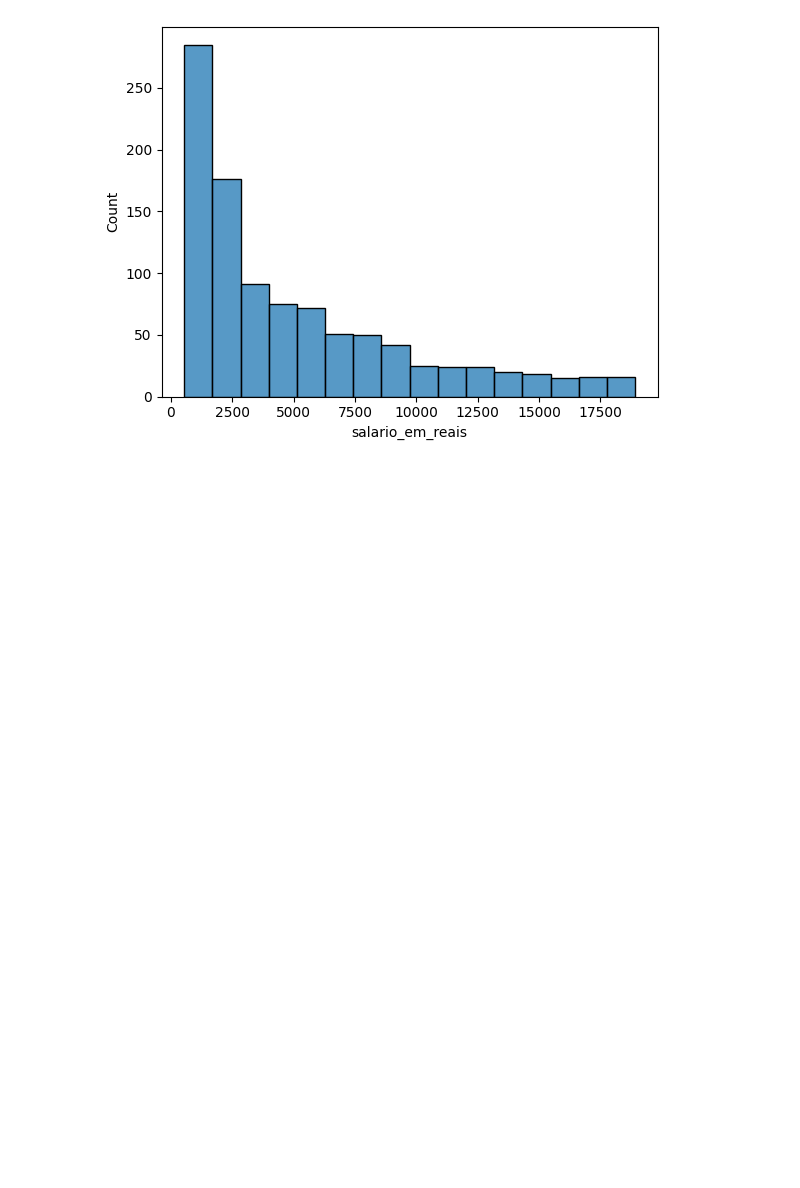
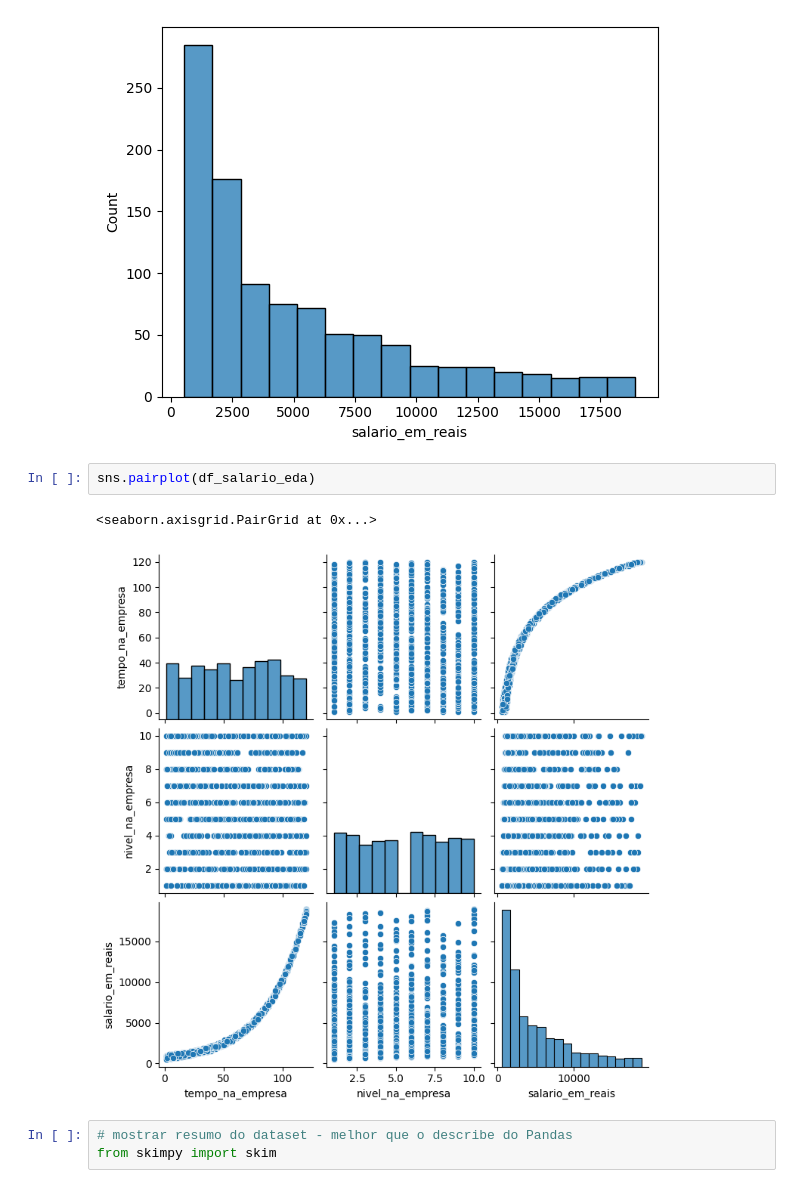
Before and after one commit to brunoramux/regressao_polinomial, a Jupyter notebook: modelo_salario.ipynb, the cells around one changed output. Drawn from its saved outputs; the diff is of its cells as text; blank space fills up the shorter version.

```diff
--- a/modelo_salario.ipynb
+++ b/modelo_salario.ipynb
@@ -98,3 +98,11 @@ sns.histplot(data=df_salario_eda, x='salario_em_reais')
 # %% [output]
 <Axes: xlabel='salario_em_reais', ylabel='Count'>
 [figure]
+# %%
+sns.pairplot(df_salario_eda)
+# %% [output]
+<seaborn.axisgrid.PairGrid at 0x...>
+[figure, added]
+# %%
+# mostrar resumo do dataset - melhor que o describe do Pandas
+from skimpy import skim
```
Also changed, not shown: parts of 4 cells of this notebook.
